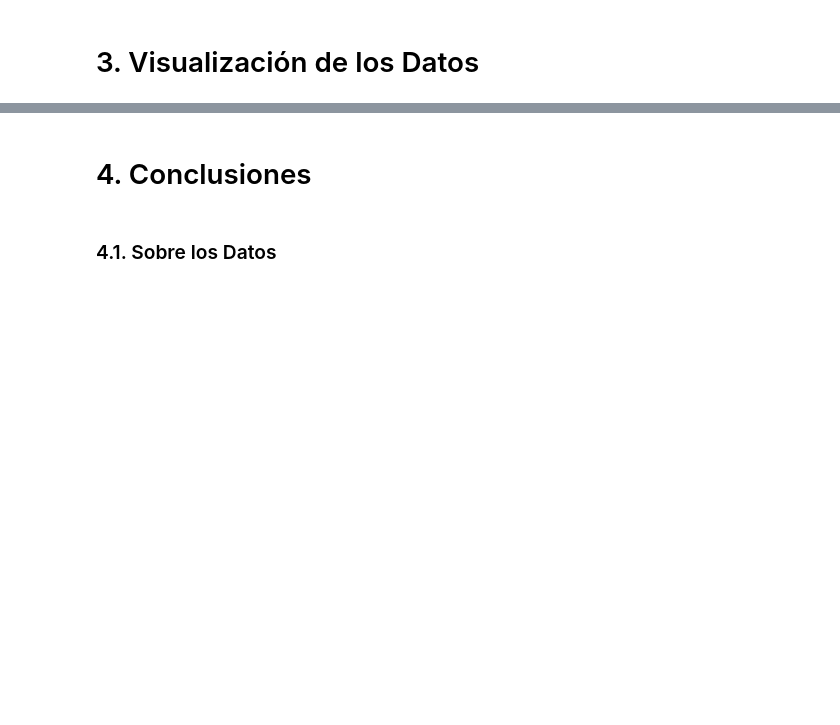
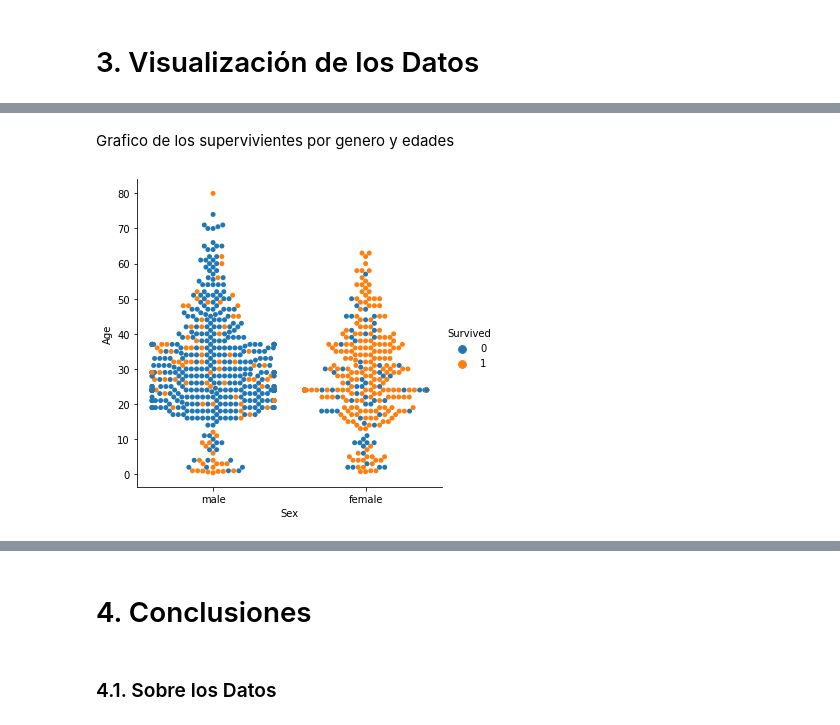
Before and after one commit to JuanManiglia/Prueba_Tecnica_Magister, a Jupyter notebook: src/Eda.ipynb, the cells around one changed output, grey strips where cells are left out. Cells and saved outputs as stored; diff of their text form; code cells hidden in the pictures; blank space fills up the shorter version.

```diff
--- a/src/Eda.ipynb
+++ b/src/Eda.ipynb
@@ -419,0 +416,6 @@ $$\chi = \frac{28693.95 \times 20504}{60} = 9805679.18  €$$
+# %% [markdown]
+Grafico de los supervivientes por genero y edades
+# %%
+sns.catplot(data=titanic, kind="swarm", x="Sex", y="Age", hue="Survived");
+# %% [output]
+[figure, added]
```
Also changed, not shown: parts of 16 cells of this notebook.
